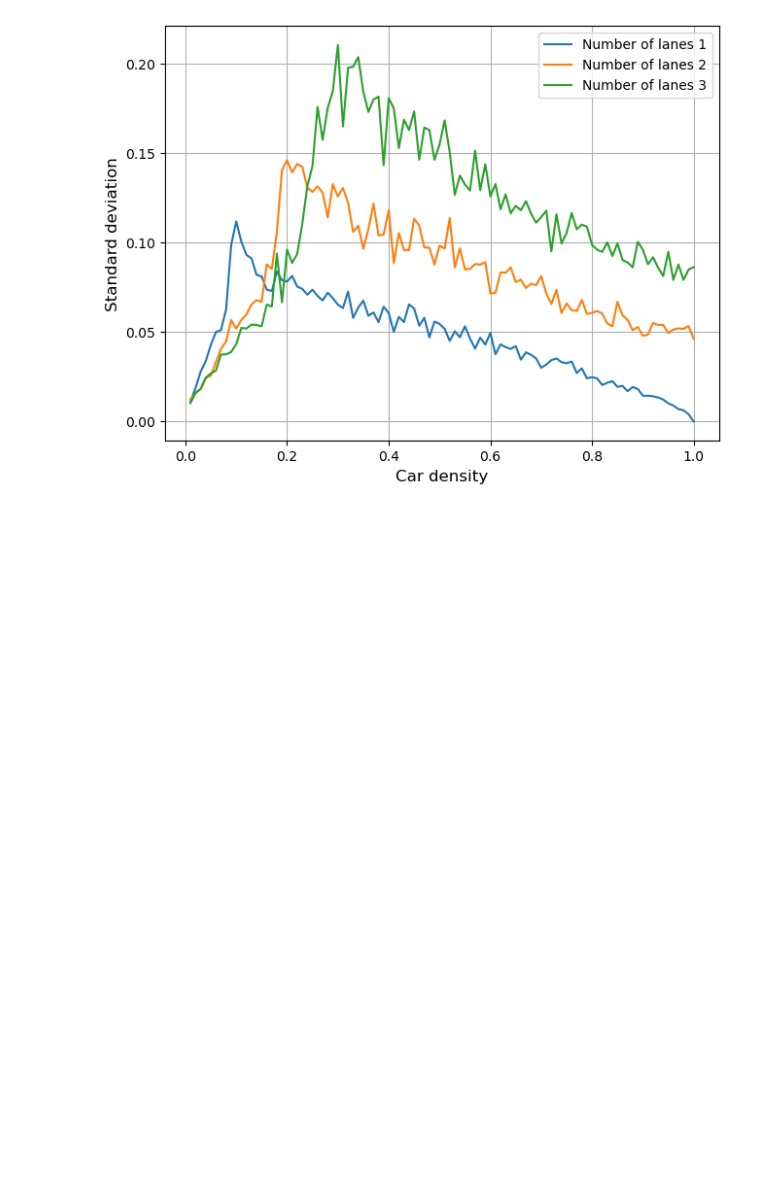
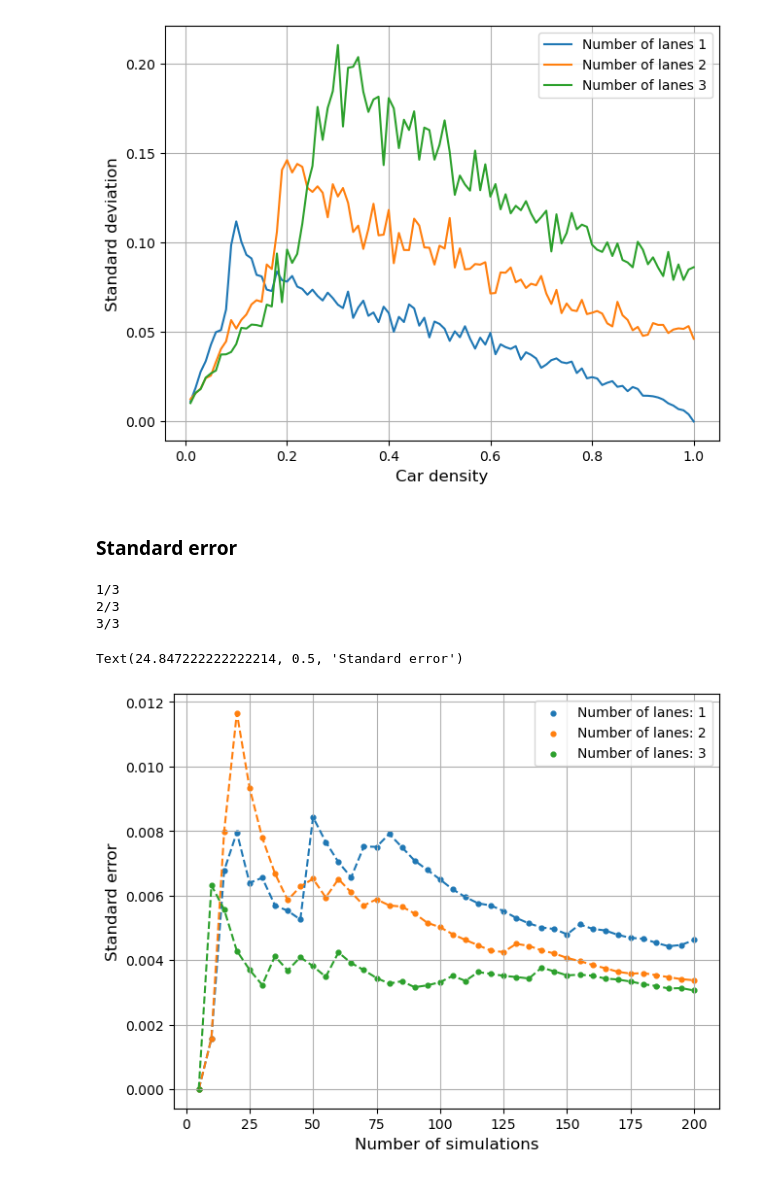
Before and after one commit to ermas3/Traffic-Modeling, a Jupyter notebook: Simulations.ipynb, the cells around one changed output. Drawn from its saved outputs; the diff is of its cells as text; code cells hidden in the pictures; blank space fills up the shorter version.

```diff
--- a/Simulations.ipynb
+++ b/Simulations.ipynb
@@ -86,6 +91,6 @@ Text(42.597222222222214, 0.5, 'Average flow rate')
 # %%
 # Set simulation parameters
-numCars_values = np.arange(1, 101, 1)
+numCars_values = np.arange(1, 101, 4)
 roadLength = 100
 car_density_values = numCars_values/roadLength
 vmax = 10
@@ -129,3 +133,52 @@ plt.ylabel("Standard deviation", fontsize=12)
 # %% [output]
 Text(33.722222222222214, 0.5, 'Standard deviation')
 [figure]
+# %% [markdown]
+### Standard error
+# %%
+# Simulation parameters
+numCars = 10
+roadLength = 100
+vmax = 10
+sigma = vmax/10
+lanes_values = [1, 2, 3]
+numsteps = 200
+p = 0.2
+n_values = np.arange(5, 205, 5)
+right_overtaking = True
+
+# Run simulation
+results = []
+for i, lanes in enumerate(lanes_values):
+    print(f"{i+1}/{len(lanes_values)}")
+    avg_flowrate_values = []
+    standard_error_values = []
+    for n in n_values:
+        cars = Cars(numCars=numCars, roadLength=roadLength, lanes=lanes, vmax=vmax, sigma=sigma)
+        simulation = Simulation(cars)
+        simulation.run(propagator=MyPropagator(p=p, right_overtaking=right_overtaking), numsteps=numsteps)
+
+        data = simulation.obs
+        avg_flowrate = data.flowrate[-100]
+        avg_flowrate_values.append(avg_flowrate)
+
+        standard_error = np.std(avg_flowrate_values)/np.sqrt(n)
+        standard_error_values.append(standard_error)
+    results.append(standard_error_values)
+# %% [output]
+1/3
+2/3
+3/3
+# %%
+# Plot results
+for res, lanes in zip(results, lanes_values):
+    plt.scatter(n_values, res, label=f"Number of lanes: {lanes}", s=12)
+    plt.plot(n_values, res, "--")
+plt.grid()
+plt.legend(fontsize=10)
+plt.tight_layout()
+plt.xlabel("Number of simulations", fontsize=12)
+plt.ylabel("Standard error", fontsize=12)
+# %% [output]
+Text(24.847222222222214, 0.5, 'Standard error')
+[figure, added]
```
Also changed, not shown: parts of 5 cells of this notebook, 6 other files.
